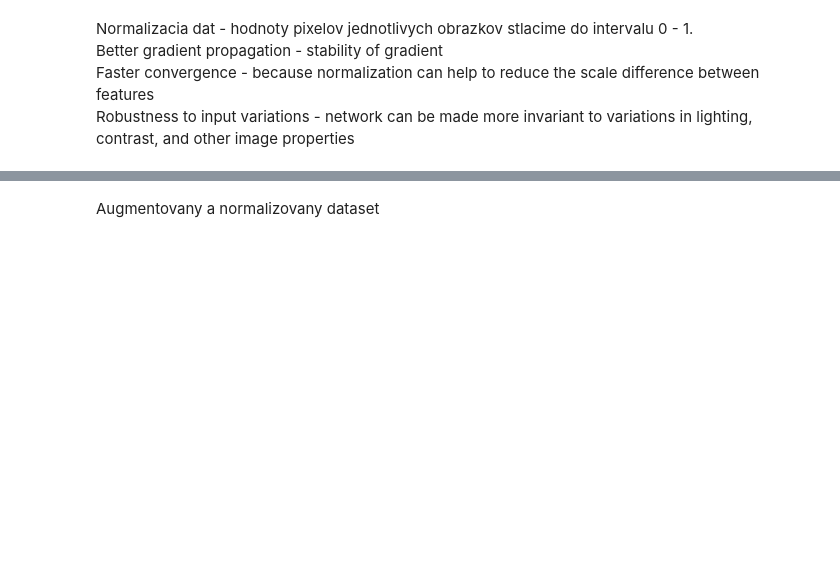
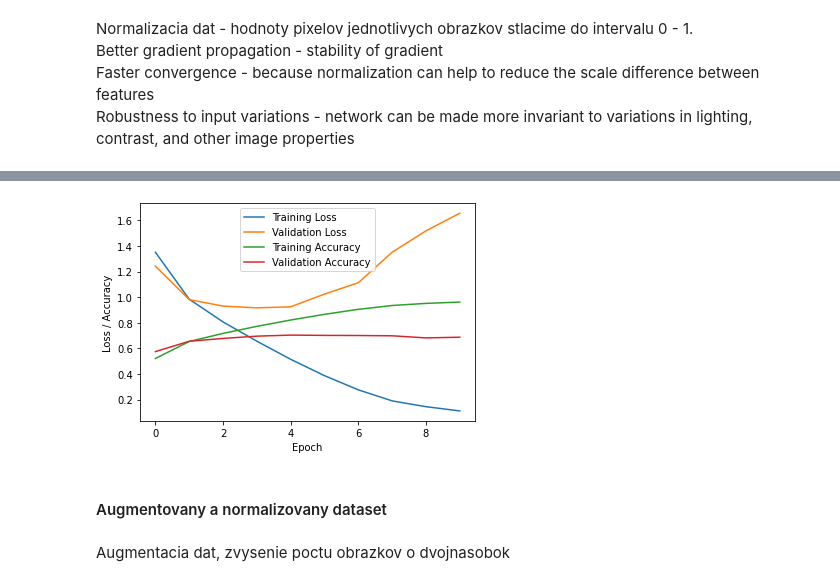
Before and after one commit to martinkukucka/neural-networks, a Jupyter notebook: 2.zadanie/src/second_assignment.ipynb, the cells around one changed output, grey strips where cells are left out. Cells and saved outputs as stored; diff of their text form; code cells hidden in the pictures; blank space fills up the shorter version.

```diff
--- a/2.zadanie/src/second_assignment.ipynb
+++ b/2.zadanie/src/second_assignment.ipynb
@@ -189,5 +233,4 @@ print(y_val[1])
 # %%
-# Define the CNN model
 model = keras.Sequential([
     layers.Conv2D(32, kernel_size=(3, 3), activation='relu', input_shape=(32, 32, 3)),
     layers.MaxPooling2D(pool_size=(2, 2)),
@@ -198,5 +241,8 @@ model = keras.Sequential([
     layers.Dense(10, activation='softmax')
 ])
 
-# Compile the model
 model.compile(optimizer='adam', loss='sparse_categorical_crossentropy', metrics=['accuracy'])
+
+history = model.fit(X_train, y_train, epochs=10, validation_data=(X_val, y_val))
+
+test_loss, test_acc = model.evaluate(X_test, y_test)
@@ -212,2 +273,14 @@ KeyboardInterrupt
+# %%
+plt.plot(history.history['loss'], label='Training Loss')
+plt.plot(history.history['val_loss'], label='Validation Loss')
+plt.plot(history.history['accuracy'], label='Training Accuracy')
+plt.plot(history.history['val_accuracy'], label='Validation Accuracy')
+
+plt.xlabel('Epoch')
+plt.ylabel('Loss / Accuracy')
+plt.legend()
+plt.show()
+# %% [output]
+[figure, added]
 # %% [markdown]
-Augmentovany a normalizovany dataset
+#### Augmentovany a normalizovany dataset
@@ -229,0 +294,2 @@ model.fit(X_train, y_train, epochs=5, validation_data=(X_val, y_val))
+# %% [markdown]
+Augmentacia dat, zvysenie poctu obrazkov o dvojnasobok
```
Also changed, not shown: parts of 37 cells of this notebook.
